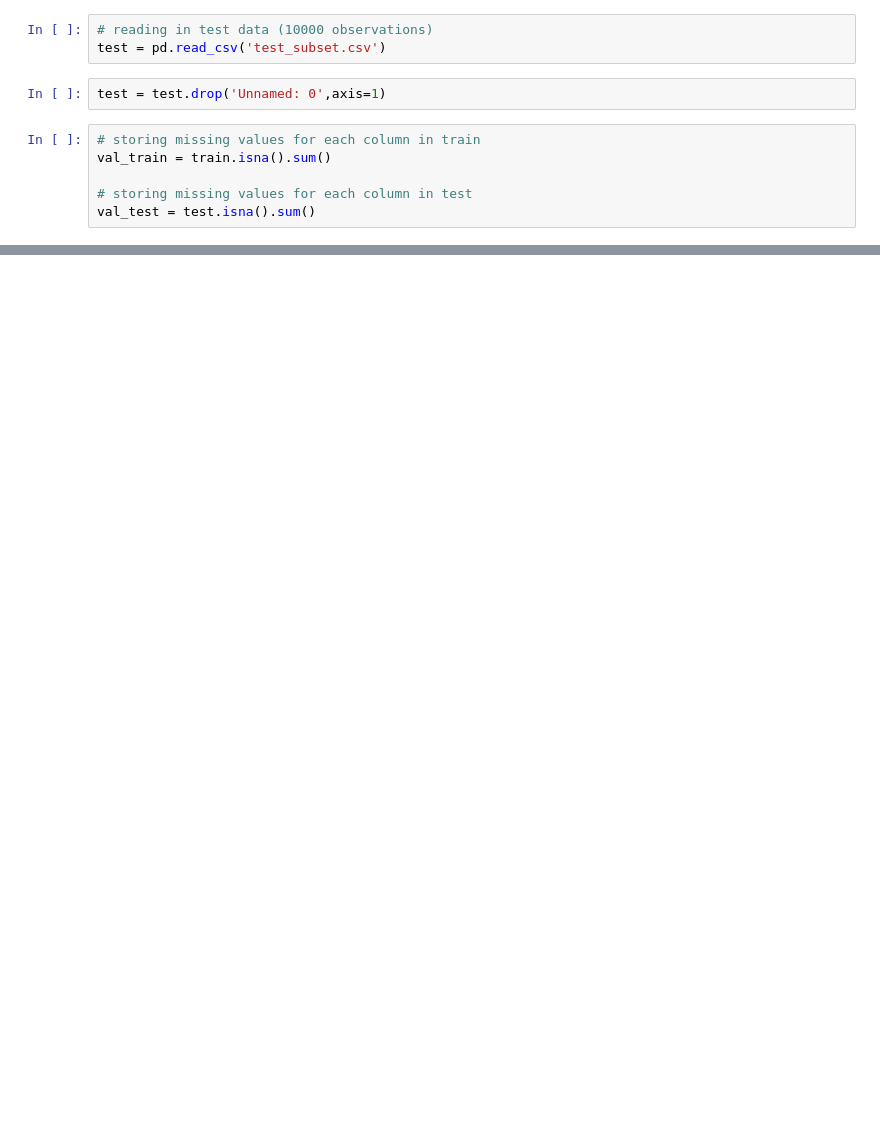
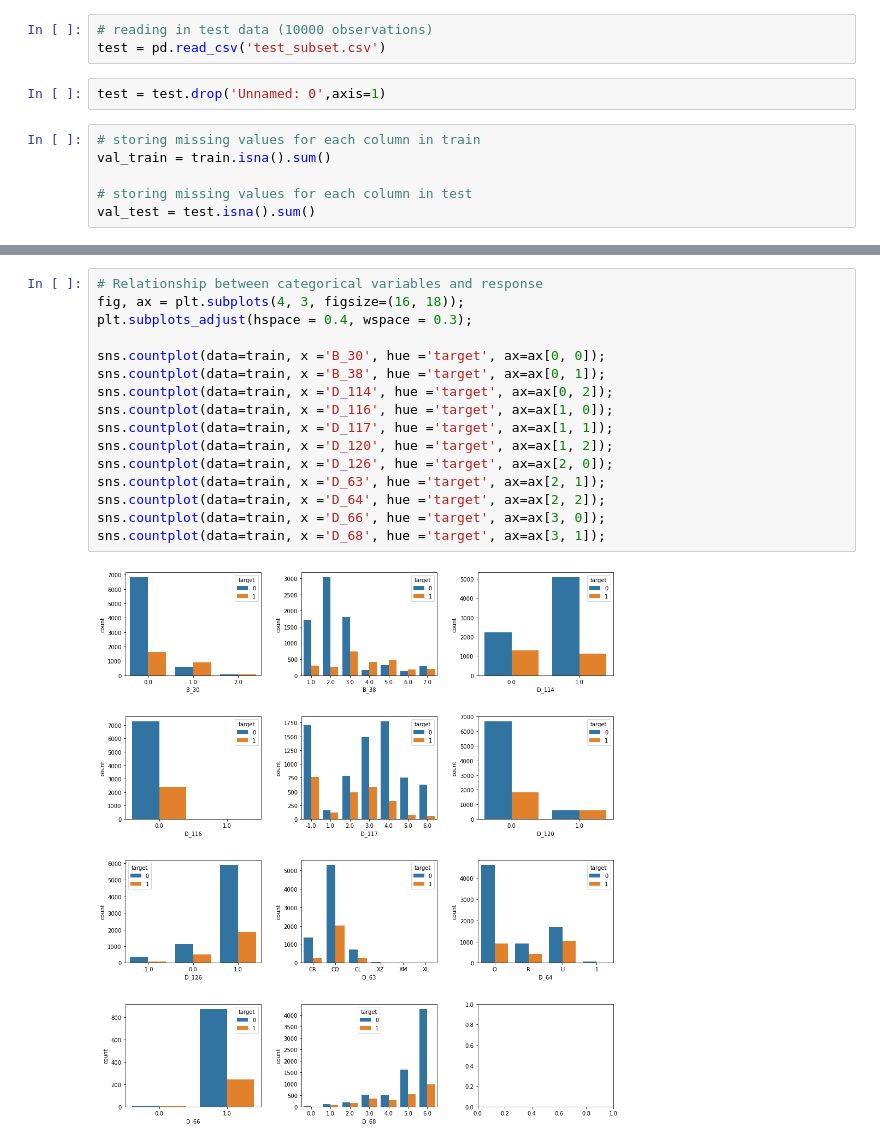
Before and after one commit to LinhNgaNguyen/STAT303-3-Project, a Jupyter notebook: EDA + Baseline Models.ipynb, the cells around one changed output, grey strips where cells are left out. Drawn from its saved outputs; the diff is of its cells as text; blank space fills up the shorter version.

```diff
--- a/EDA + Baseline Models.ipynb
+++ b/EDA + Baseline Models.ipynb
@@ -47,0 +107,18 @@ na_df
+# %%
+# Relationship between categorical variables and response
+fig, ax = plt.subplots(4, 3, figsize=(16, 18));
+plt.subplots_adjust(hspace = 0.4, wspace = 0.3);
+
+sns.countplot(data=train, x ='B_30', hue ='target', ax=ax[0, 0]);
+sns.countplot(data=train, x ='B_38', hue ='target', ax=ax[0, 1]);
+sns.countplot(data=train, x ='D_114', hue ='target', ax=ax[0, 2]);
+sns.countplot(data=train, x ='D_116', hue ='target', ax=ax[1, 0]);
+sns.countplot(data=train, x ='D_117', hue ='target', ax=ax[1, 1]);
+sns.countplot(data=train, x ='D_120', hue ='target', ax=ax[1, 2]);
+sns.countplot(data=train, x ='D_126', hue ='target', ax=ax[2, 0]);
+sns.countplot(data=train, x ='D_63', hue ='target', ax=ax[2, 1]);
+sns.countplot(data=train, x ='D_64', hue ='target', ax=ax[2, 2]);
+sns.countplot(data=train, x ='D_66', hue ='target', ax=ax[3, 0]);
+sns.countplot(data=train, x ='D_68', hue ='target', ax=ax[3, 1]);
+# %% [output]
+[figure, added]
```
Also changed, not shown: parts of 7 cells of this notebook, 1 other file.
